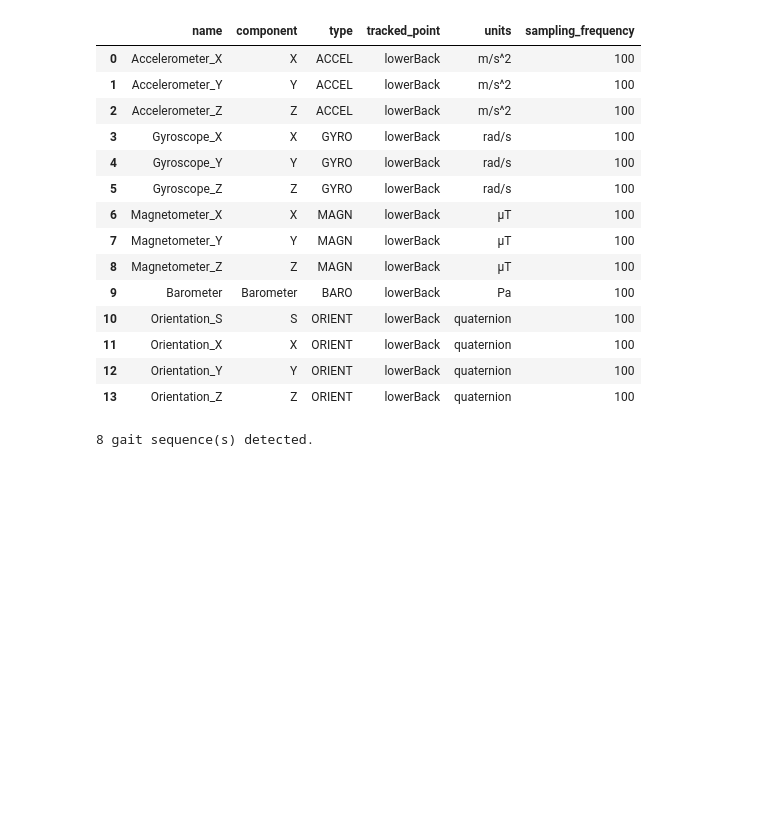
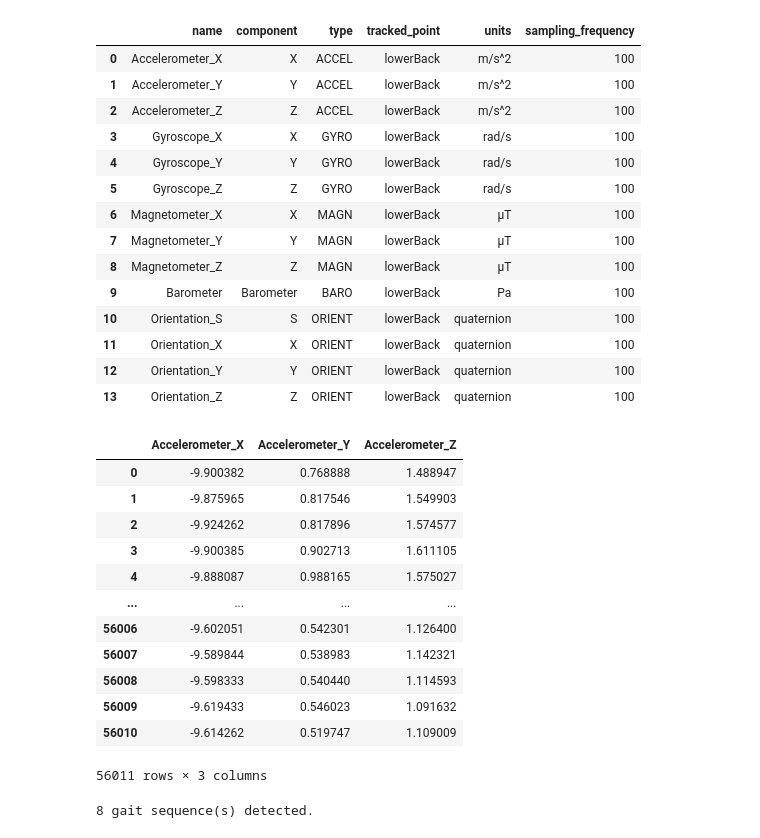
Before and after one commit to NathanG1en/NGMTWorkSpace, a Jupyter notebook: NGMT/EDAandPackageWork.ipynb, the cells around one changed output. Saved outputs shown, nothing was run; the diff lists cells and outputs as text; code cells hidden in the pictures; blank space fills up the shorter version.

Commit message:
added a cell for data vis

```diff
--- a/NGMT/EDAandPackageWork.ipynb
+++ b/NGMT/EDAandPackageWork.ipynb
@@ -185,6 +185,22 @@ channels
 | 11 | Orientation_X | X | ORIENT | lowerBack | quaternion | 100 |
 | 12 | Orientation_Y | Y | ORIENT | lowerBack | quaternion | 100 |
 | 13 | Orientation_Z | Z | ORIENT | lowerBack | quaternion | 100 |
+# %%
+data
+# %% [output]
+|  | Accelerometer_X | Accelerometer_Y | Accelerometer_Z |
+| 0 | -9.900382 | 0.768888 | 1.488947 |
+| 1 | -9.875965 | 0.817546 | 1.549903 |
+| 2 | -9.924262 | 0.817896 | 1.574577 |
+| 3 | -9.900385 | 0.902713 | 1.611105 |
+| 4 | -9.888087 | 0.988165 | 1.575027 |
+| ... | ... | ... | ... |
+| 56006 | -9.602051 | 0.542301 | 1.126400 |
+| 56007 | -9.589844 | 0.538983 | 1.142321 |
+| 56008 | -9.598333 | 0.540440 | 1.114593 |
+| 56009 | -9.619433 | 0.546023 | 1.091632 |
+| 56010 | -9.614262 | 0.519747 | 1.109009 |
+56011 rows × 3 columns
 # %%
 gsd = ParaschivIonescuGaitSequenceDetection() # just chose one of the algorithms in the package
 
```
